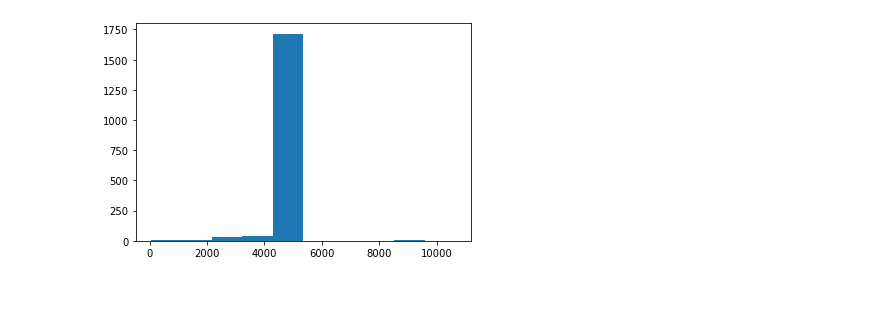
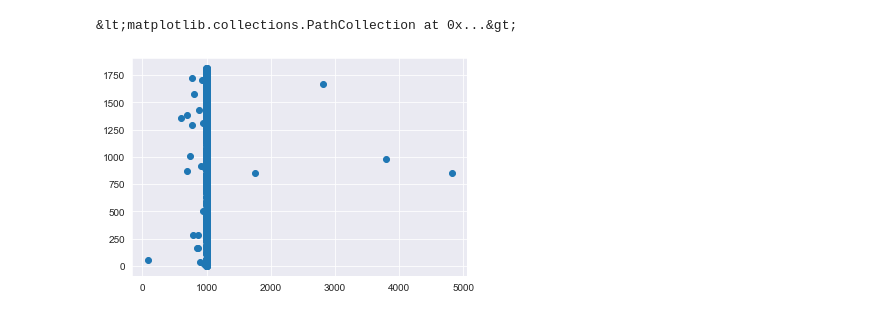
Before and after one commit to SamGalanakis/MIR_Pipeline_Project, a Jupyter notebook: src/visualizations.ipynb, the cells around one changed output. Saved outputs shown, nothing was run; the diff lists cells and outputs as text; code cells hidden in the pictures.

Commit message:
graphs and profile query

```diff
--- a/src/visualizations.ipynb
+++ b/src/visualizations.ipynb
@@ -6,2 +7,4 @@ import os
+# %%
+sns.set_style('darkgrid')
 # %%
-df = pd.read_csv('processed_data\dataTest1000.csv')
+df = pd.read_csv(r'C:\Users\samme\Google_Drive\Code_library\MIR_Pipeline_Project\processed_data\dataTest1000_new.csv')
@@ -8,5 +17,5 @@ df = pd.read_csv('processed_data\dataTest1000.csv')
 # %%
-plt.hist(df.n_triangles)
-plt.show()
+plt.scatter(df.n_triangles,df.index)
 # %% [output]
+&lt;matplotlib.collections.PathCollection at 0x...&gt;
-[figure, old version]
+[figure, new version]
```
Also changed, not shown: parts of 5 cells of this notebook, 12 other files.
